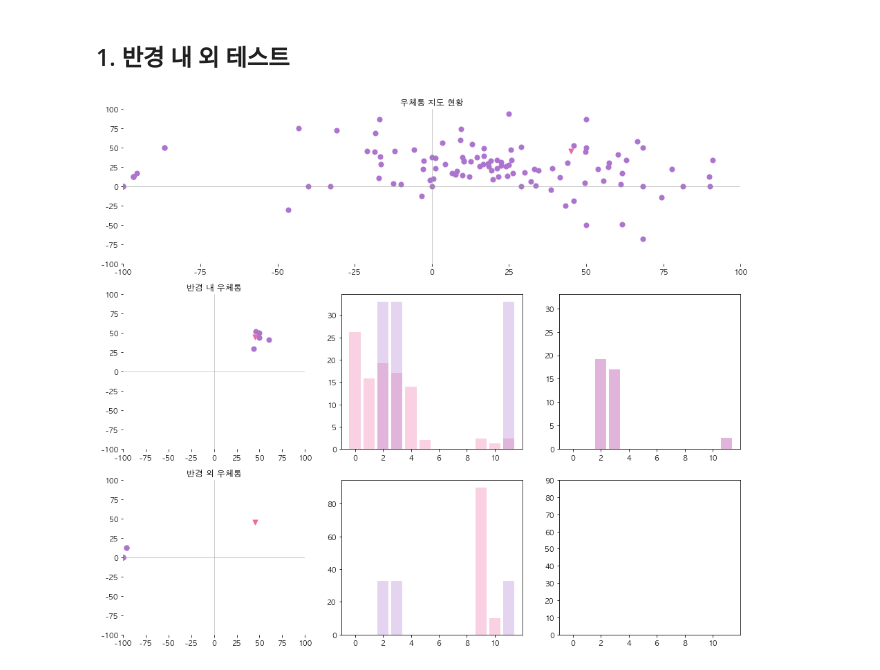
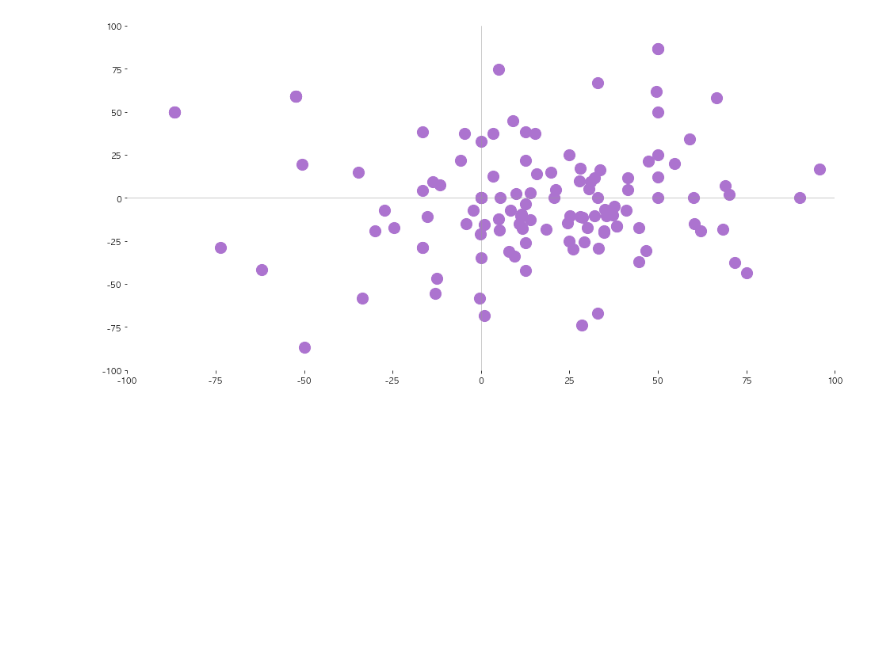
Before and after one commit to MuLetter/muletter-research, a Jupyter notebook: Demo 2. 우체통 지도.ipynb, the cells around one changed output. Saved outputs shown, nothing was run; the diff lists cells and outputs as text; code cells hidden in the pictures; blank space fills up the shorter version.

Commit message:
update : demo 2. 최종 데모 및 대본 완성

```diff
--- a/Demo 2. 우체통 지도.ipynb
+++ b/Demo 2. 우체통 지도.ipynb
@@ -58,10 +5,4 @@ CoordGenerator.draw_radar_map()
-# %% [markdown]
-## 1. 반경 내 외 테스트
-# %%
-ran_mailbox = DB().random_mailbox()
-gen = CoordGenerator(str(ran_mailbox['_id']))
-
-gen.make_coords()
-gen.radar_test()
-# %% [output]
-[figure, removed]
+# %%
+Demo2.pt1()
+# %% [output]
+[figure, added]
```
Also changed, not shown: parts of 17 cells of this notebook, 5 other files.
